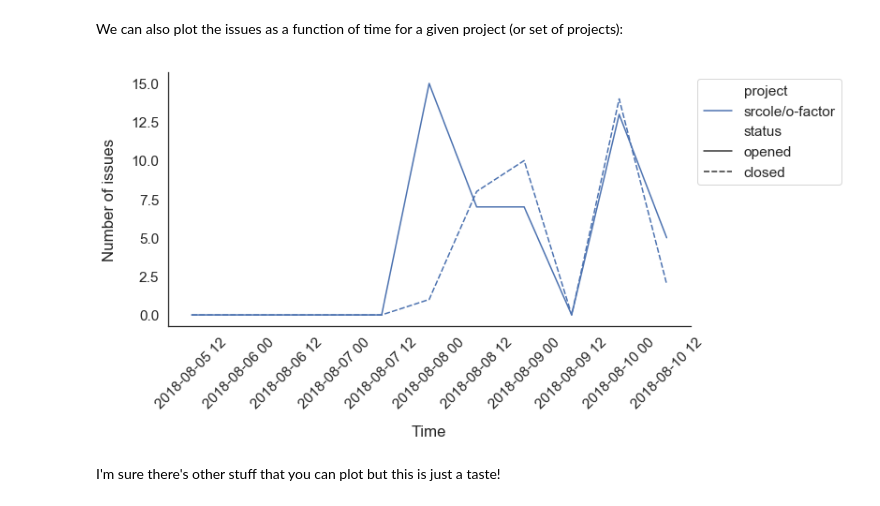
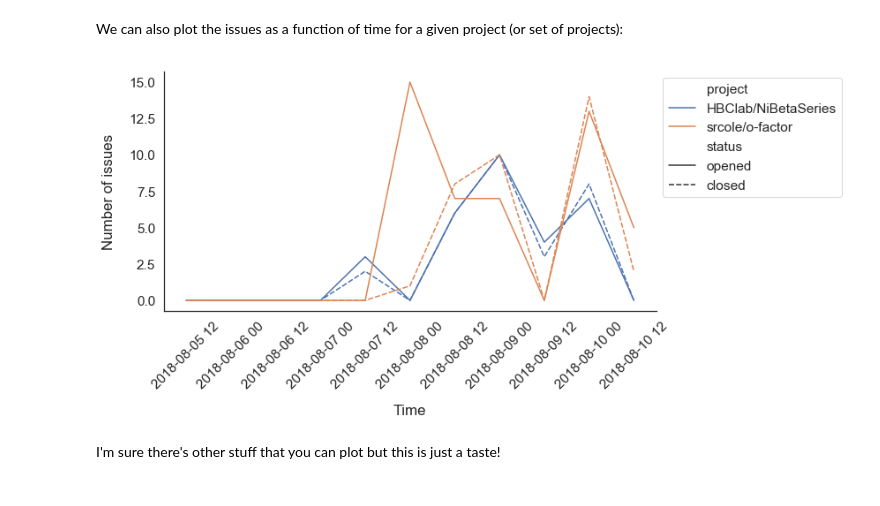
Before and after one commit to rmarkello/hacktrack_nha18, a Jupyter notebook: notebook/hacktrack.ipynb, the cells around one changed output. Drawn from its saved outputs; the diff is of its cells as text; code cells hidden in the pictures.

```diff
--- a/notebook/hacktrack.ipynb
+++ b/notebook/hacktrack.ipynb
@@ -119,10 +120,10 @@ We can also plot the issues as a function of time for a given project (or set of
 # %%
 fig, ax = plt.subplots(1, 1, figsize=(10, 5))
 plot_projects = ['srcole/o-factor',
-                 'hbclab,nibetaseries']
+                 'HBClab/NiBetaSeries']
 ax = plothacks.plot_issues_by_time(issues, project=plot_projects,
                                    since=since, frequency='12H', ax=ax)
 # %% [output]
-[figure, old version]
+[figure, new version]
 # %% [markdown]
 I'm sure there's other stuff that you can plot but this is just a taste!
```
Also changed, not shown: parts of 4 cells of this notebook, 1 other file.
